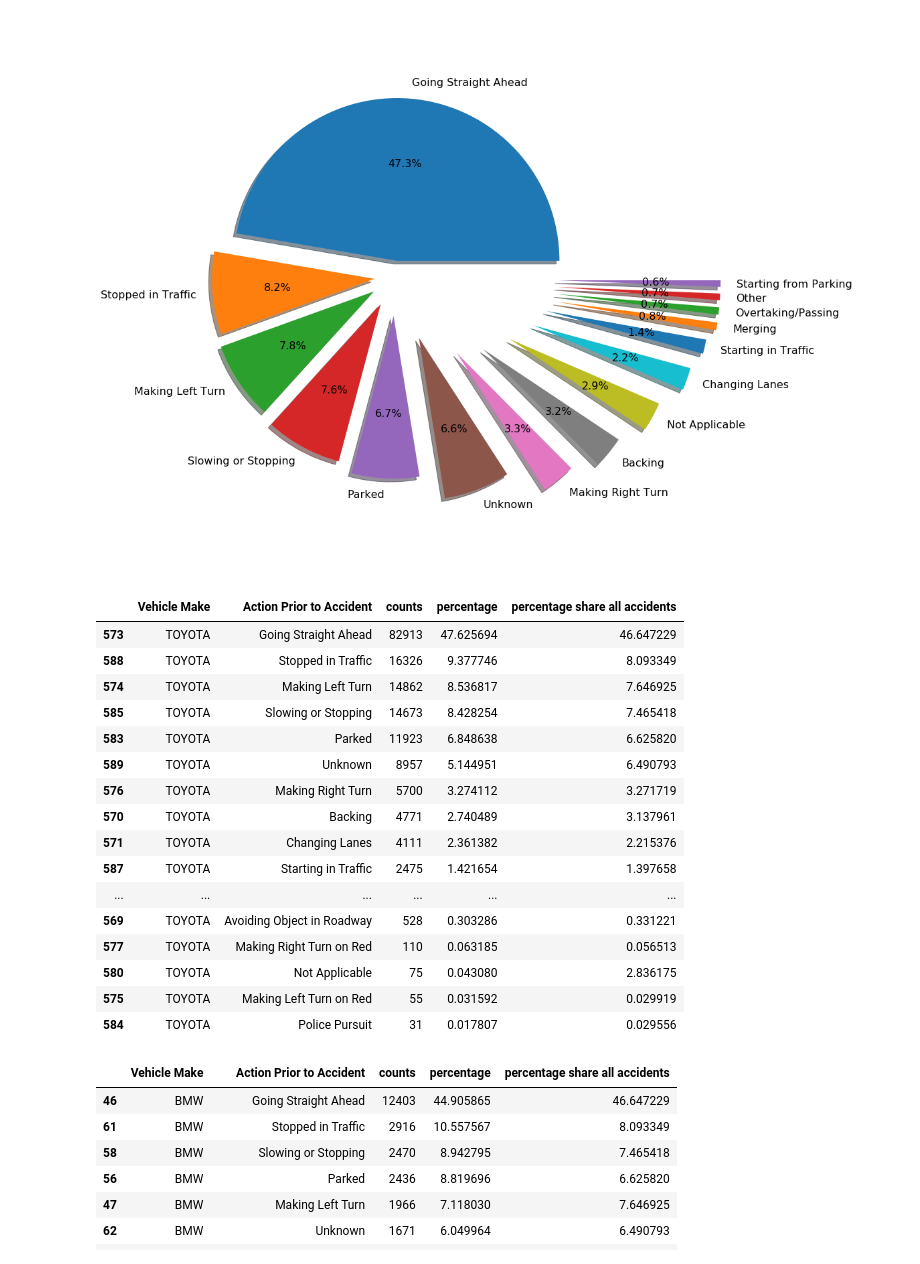
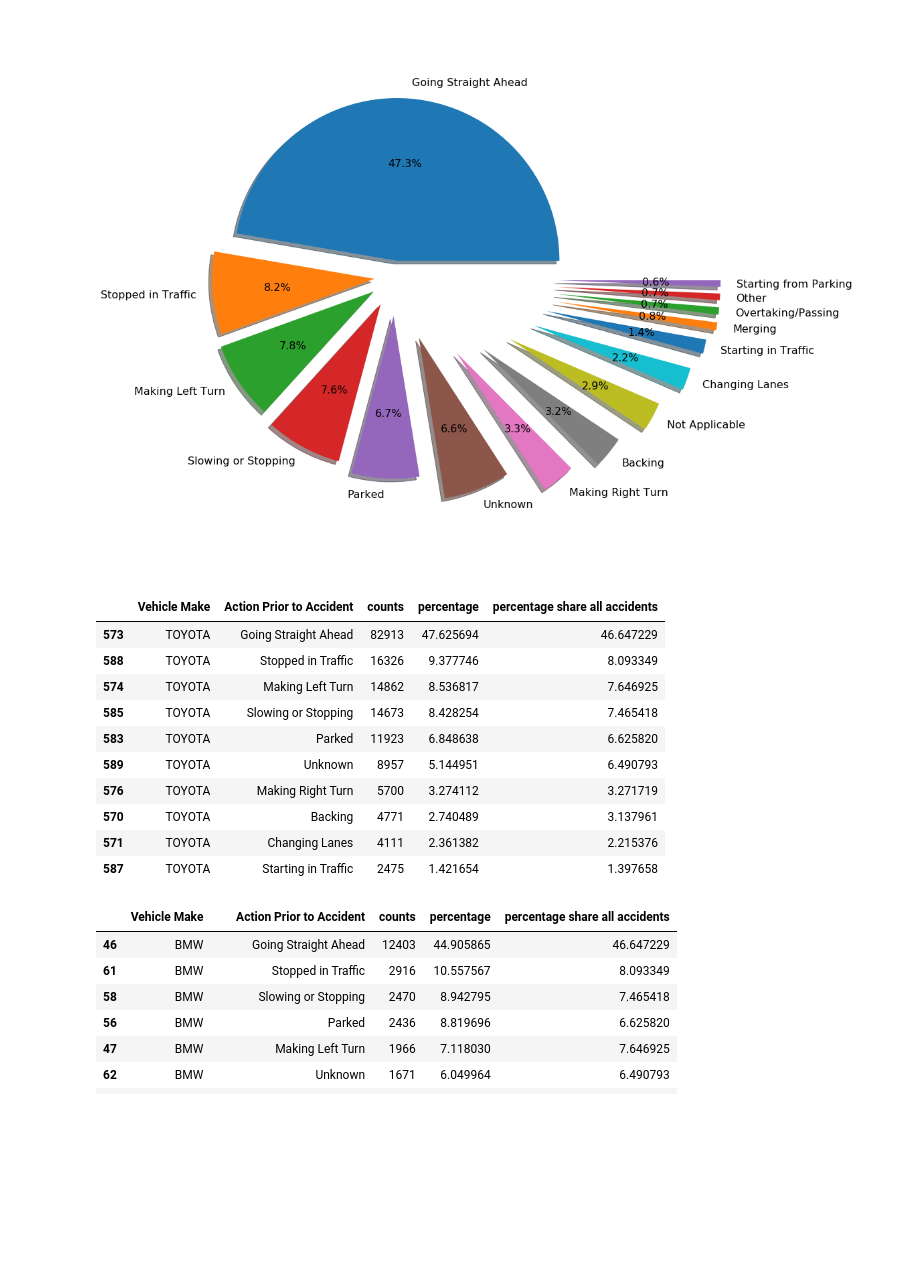
Before and after one commit to kulepennen/NYS-Motor-Vehicle-Crashes, a Jupyter notebook: NYS traffic accidents.ipynb, the cells around one changed output. Cells and saved outputs as stored; diff of their text form; code cells hidden in the pictures; blank space fills up the shorter version.

```diff
--- a/NYS traffic accidents.ipynb
+++ b/NYS traffic accidents.ipynb
@@ -475,25 +475,19 @@ plt.show()
 # %%
 
 # Looking at the numbers for TOYOTA
-df2_agg[(df2_agg["Vehicle Make"].str.contains("TOYO"))] #["percentage"].sum()
+df2_agg[(df2_agg["Vehicle Make"].str.contains("TOYO"))][0:10] #["percentage"].sum()
 # %% [output]
 |  | Vehicle Make | Action Prior to Accident | counts | percentage | percentage share all accidents |
 | 573 | TOYOTA | Going Straight Ahead | 82913 | 47.625694 | 46.647229 |
 | 588 | TOYOTA | Stopped in Traffic | 16326 | 9.377746 | 8.093349 |
 | 574 | TOYOTA | Making Left Turn | 14862 | 8.536817 | 7.646925 |
 | 585 | TOYOTA | Slowing or Stopping | 14673 | 8.428254 | 7.465418 |
 | 583 | TOYOTA | Parked | 11923 | 6.848638 | 6.625820 |
 | 589 | TOYOTA | Unknown | 8957 | 5.144951 | 6.490793 |
 | 576 | TOYOTA | Making Right Turn | 5700 | 3.274112 | 3.271719 |
 | 570 | TOYOTA | Backing | 4771 | 2.740489 | 3.137961 |
 | 571 | TOYOTA | Changing Lanes | 4111 | 2.361382 | 2.215376 |
 | 587 | TOYOTA | Starting in Traffic | 2475 | 1.421654 | 1.397658 |
-| ... | ... | ... | ... | ... | ... |
-| 569 | TOYOTA | Avoiding Object in Roadway | 528 | 0.303286 | 0.331221 |
-| 577 | TOYOTA | Making Right Turn on Red | 110 | 0.063185 | 0.056513 |
-| 580 | TOYOTA | Not Applicable | 75 | 0.043080 | 2.836175 |
-| 575 | TOYOTA | Making Left Turn on Red | 55 | 0.031592 | 0.029919 |
-| 584 | TOYOTA | Police Pursuit | 31 | 0.017807 | 0.029556 |
 # %%
 # Looking at the numbers for BMW
 df2_agg[(df2_agg["Vehicle Make"].str.contains("BMW"))]#["percentage"].sum()
```
